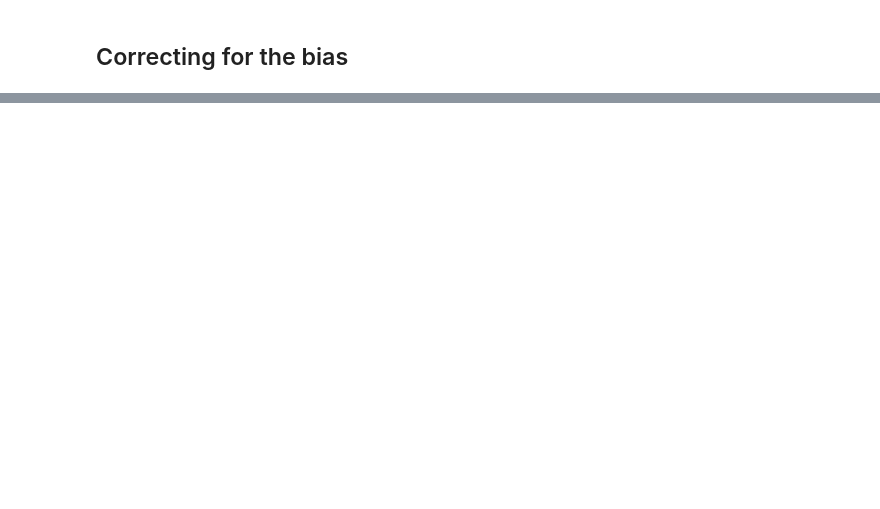
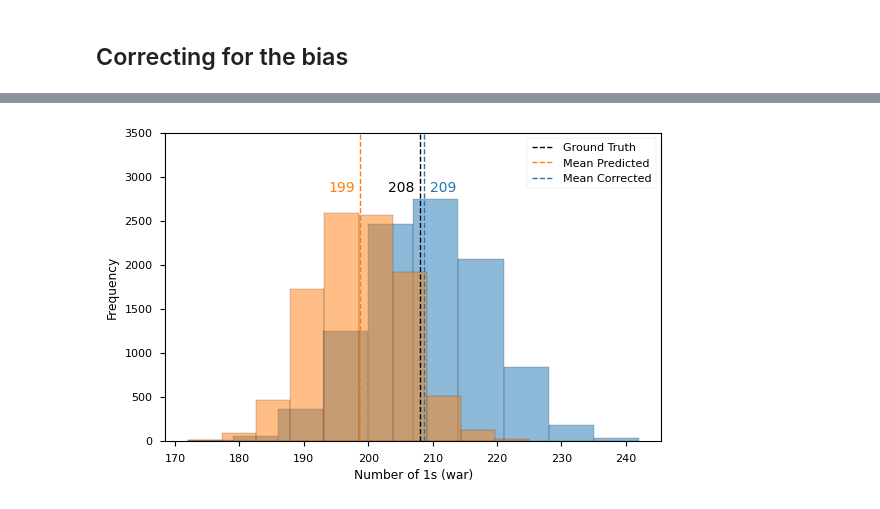
Before and after one commit to adgianv/Thesis---War-Image-Classification, a Jupyter notebook: Inference.ipynb, the cells around one changed output, grey strips where cells are left out. Cells and saved outputs as stored; diff of their text form; code cells hidden in the pictures; blank space fills up the shorter version.

```diff
--- a/Inference.ipynb
+++ b/Inference.ipynb
@@ -2518,0 +2494,48 @@ plt.show()
+# %%
+plt.figure(figsize=(6.4, 4))
+
+# Count the number of 1's in each sample for predicted samples
+modified_count_of_ones = [sum(sample) for sample in predicted_samples]
+corrected_count_of_ones = [np.sum(sample) for sample in corrected_samples]
+
+# Calculate mean
+mean_corrected = np.mean(corrected_count_of_ones)
+mean_original = np.sum(ground_truth)
+mean_predicted = np.mean(modified_count_of_ones)
+
+default_colours = plt.rcParams['axes.prop_cycle'].by_key()['color']
+
+
+# Plot histograms of the counts of 1's
+plt.hist(corrected_count_of_ones, alpha=0.5, edgecolor='black',color=default_colours[0] )
+plt.hist(modified_count_of_ones, alpha=0.5, edgecolor='black', color=default_colours[1] )
+
+# Add vertical lines for the means
+plt.axvline(mean_original, label='Ground Truth', color='black', linestyle='dashed', linewidth=1)
+plt.axvline(mean_predicted, label='Mean Predicted', color=default_colours[1], linestyle='dashed', linewidth=1)
+plt.axvline(mean_corrected, label='Mean Corrected', color=default_colours[0], linestyle='dashed', linewidth=1)
+
+# Add text for the means
+plt.text(mean_original -5, plt.ylim()[1] * 0.98, f'{mean_original:.0f}')
+plt.text(mean_predicted -5, plt.ylim()[1] * 0.98, f'{mean_predicted:.0f}', color=default_colours[1])
+plt.text(mean_corrected +1, plt.ylim()[1] * 0.98, f'{mean_corrected:.0f}', color=default_colours[0])
+
+# Add titles and labels
+#plt.title('Predictions distribution')
+plt.xlabel('Number of 1s (war)')
+plt.ylabel('Frequency')
+# plt.xticks(range(0, 51, 5))
+plt.yticks(range(0, 3600, 500))
+
+# Add legend
+plt.legend(loc='upper right')
+
+plt.savefig(
+    'C:/Users/gatla/OneDrive/BSE/Thesis/charts/bias_correction_hist2.pdf',
+    bbox_inches='tight',
+)
+
+# Show the plot
+plt.show()
+# %% [output]
+[figure, added]
```
Also changed, not shown: parts of 4 cells of this notebook.
